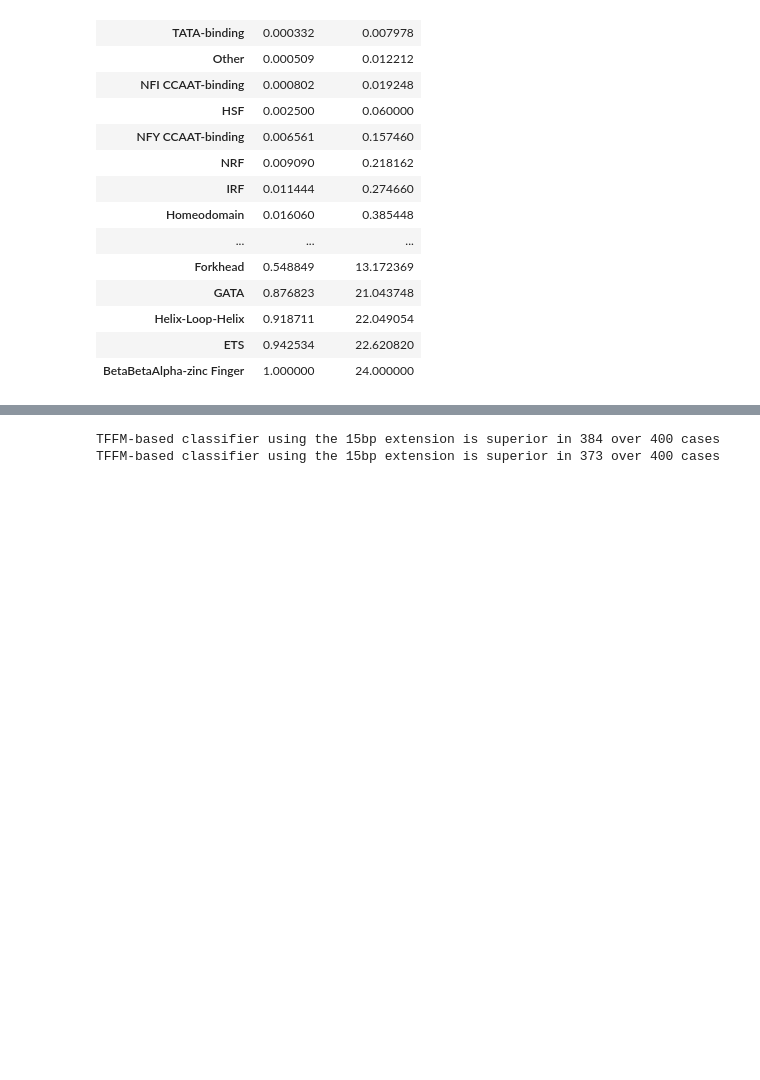
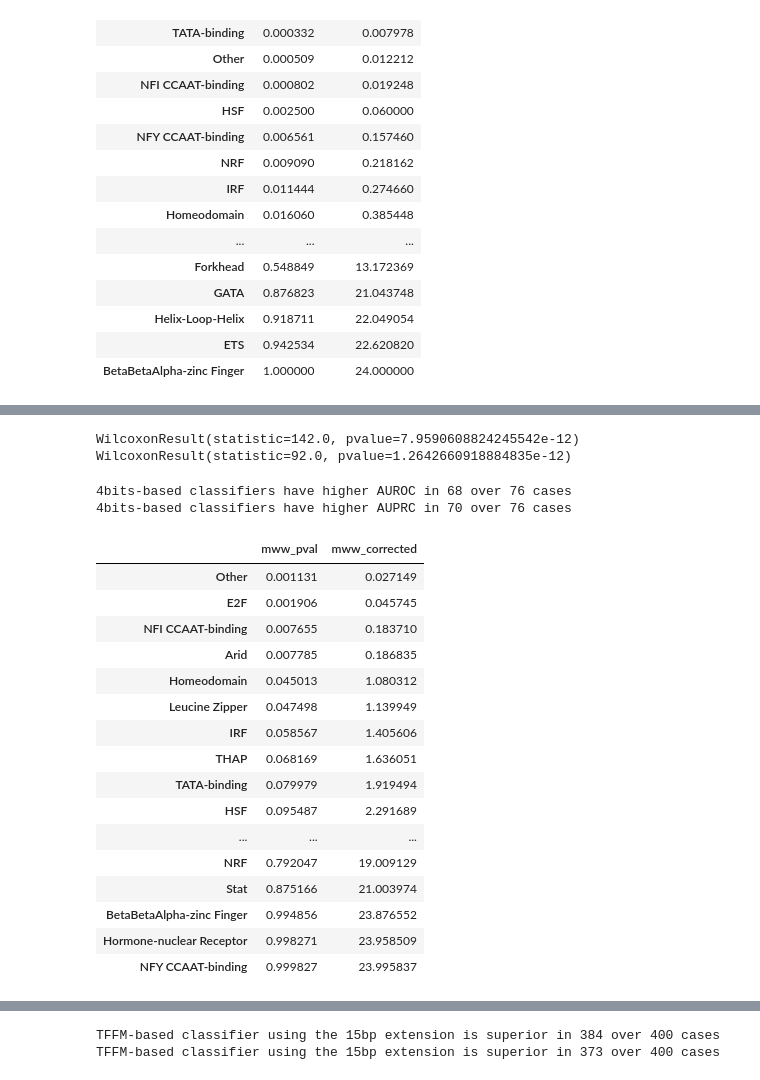
Before and after one commit to amathelier/DNAshapedTFBS_notebooks, a Jupyter notebook: EncodeGCmatched1st2ndDNAshapeDimo.ipynb, the cells around one changed output, grey strips where cells are left out. Cells and saved outputs as stored; diff of their text form; code cells hidden in the pictures; blank space fills up the shorter version.

```diff
--- a/EncodeGCmatched1st2ndDNAshapeDimo.ipynb
+++ b/EncodeGCmatched1st2ndDNAshapeDimo.ipynb
@@ -501,7 +650,7 @@ for(family in families_list){
 # %%
 families_mww_df = pd.DataFrame(families_mww[['mww_pval', 'mww_corrected']])
 families_mww_df.index = families_list
-families_mww_df.sort('mww_corrected')
+families_mww_df.sort_values('mww_corrected')
 # %% [output]
 |  | mww_pval | mww_corrected |
 | E2F | 0.000033 | 0.000786 |
@@ -523,7 +672,7 @@ families_mww_df.sort('mww_corrected')
 # %%
 import matplotlib.pyplot as plt
 data.loc[:, 'indx'] = range(len(data))
-sorted_families = families_mww_df.sort('mww_corrected').index
+sorted_families = families_mww_df.sort_values('mww_corrected').index
 ypos = -1
 labels = ['{0} ({1:f})'.format(fam, families_mww_df.loc[fam].mww_pval)
           for fam in sorted_families]
@@ -542,0 +785,22 @@ axes.set_aspect(1./axes.get_data_ratio())
+# %%
+data = data.sort_values("4bits_AUROC_improvement")
+axes = data.dropna().plot(y="4bits_AUROC_improvement", use_index=False, legend=False)
+axes.tick_params(axis="x", labelbottom='off')
+axes.set_xlabel("{0:d} data sets".format(len(data.dropna())))
+axes.set_ylabel("AUROC (4-bits + DNA shape)\n - AUROC (4-bits)")
+axes.set_ylim(min(data['4bits_AUROC_improvement']) - 0.05,
+              max(data['4bits_AUROC_improvement']) + 0.05)
+axes.set_aspect(1./axes.get_data_ratio())
+axes.grid()
+#savefig("AUROC_improvement_4bits_4bits+DNAshape.svg")
+
+data = data.sort_values("4bits_AUPRC_improvement")
+axes = data.dropna().plot(y="4bits_AUPRC_improvement", use_index=False, legend=False)
+axes.tick_params(axis="x", labelbottom='off')
+axes.set_xlabel("{0:d} data sets".format(len(data.dropna())))
+axes.set_ylabel("AUPRC (4-bits + DNA shape)\n - AUPRC (4-bits)")
+axes.set_ylim(min(data['4bits_AUPRC_improvement']) - 0.05,
+              max(data['4bits_AUPRC_improvement']) + 0.05)
+axes.set_aspect(1./axes.get_data_ratio())
+axes.grid()
+#savefig("AUPRC_improvement_4bits_4bits+DNAshape.svg")
@@ -542,0 +851,52 @@ axes.set_aspect(1./axes.get_data_ratio())
+# %%
+print wilcoxon(data_1mer['4bits_dnashape_AUROC'], data_1mer['4bits_AUROC'])
+print wilcoxon(data_1mer['4bits_dnashape_AUPRC'], data_1mer['4bits_AUPRC'])
+# %% [output]
+WilcoxonResult(statistic=142.0, pvalue=7.9590608824245542e-12)
+WilcoxonResult(statistic=92.0, pvalue=1.2642660918884835e-12)
+# %%
+print "4bits-based classifiers have higher AUROC in {0:d} over {1:d} cases".format(
+    len(data_1mer[data_1mer["4bits_dnashape_AUROC"]
+                  > data_1mer["4bits_AUROC"]]), len(data_1mer.dropna()))
+print "4bits-based classifiers have higher AUPRC in {0:d} over {1:d} cases".format(
+    len(data_1mer[data_1mer["4bits_dnashape_AUPRC"]
+                  > data_1mer["4bits_AUPRC"]]), len(data_1mer.dropna()))
+# %% [output]
+4bits-based classifiers have higher AUROC in 68 over 76 cases
+4bits-based classifiers have higher AUPRC in 70 over 76 cases
+# %%
+%%R -i data -i families_list -o families_mww
+data = as.data.frame(data);
+families_mww = data.frame(row.names=families_list)
+for(family in families_list){
+    inside = data[data['TF_family'] == family, 'X4bits_AUROC_improvement'];
+    outside = data[data['TF_family'] != family, 'X4bits_AUROC_improvement'];
+    if(length(inside)){
+        mww = wilcox.test(inside, outside, alternative='g', exact=TRUE);
+        families_mww[family, 'mww_pval'] = mww$p.value;
+        families_mww[family, 'mww_corrected'] = mww$p.value * length(families_list);
+        families_mww[family, 'family'] = family;
+    }
+}
+# %%
+families_mww_df = pd.DataFrame(families_mww[['mww_pval', 'mww_corrected']])
+families_mww_df.index = families_list
+families_mww_df.sort_values('mww_corrected')
+# %% [output]
+|  | mww_pval | mww_corrected |
+| Other | 0.001131 | 0.027149 |
+| E2F | 0.001906 | 0.045745 |
+| NFI CCAAT-binding | 0.007655 | 0.183710 |
+| Arid | 0.007785 | 0.186835 |
+| Homeodomain | 0.045013 | 1.080312 |
+| Leucine Zipper | 0.047498 | 1.139949 |
+| IRF | 0.058567 | 1.405606 |
+| THAP | 0.068169 | 1.636051 |
+| TATA-binding | 0.079979 | 1.919494 |
+| HSF | 0.095487 | 2.291689 |
+| ... | ... | ... |
+| NRF | 0.792047 | 19.009129 |
+| Stat | 0.875166 | 21.003974 |
+| BetaBetaAlpha-zinc Finger | 0.994856 | 23.876552 |
+| Hormone-nuclear Receptor | 0.998271 | 23.958509 |
+| NFY CCAAT-binding | 0.999827 | 23.995837 |
```
Also changed, not shown: parts of 52 cells of this notebook.
